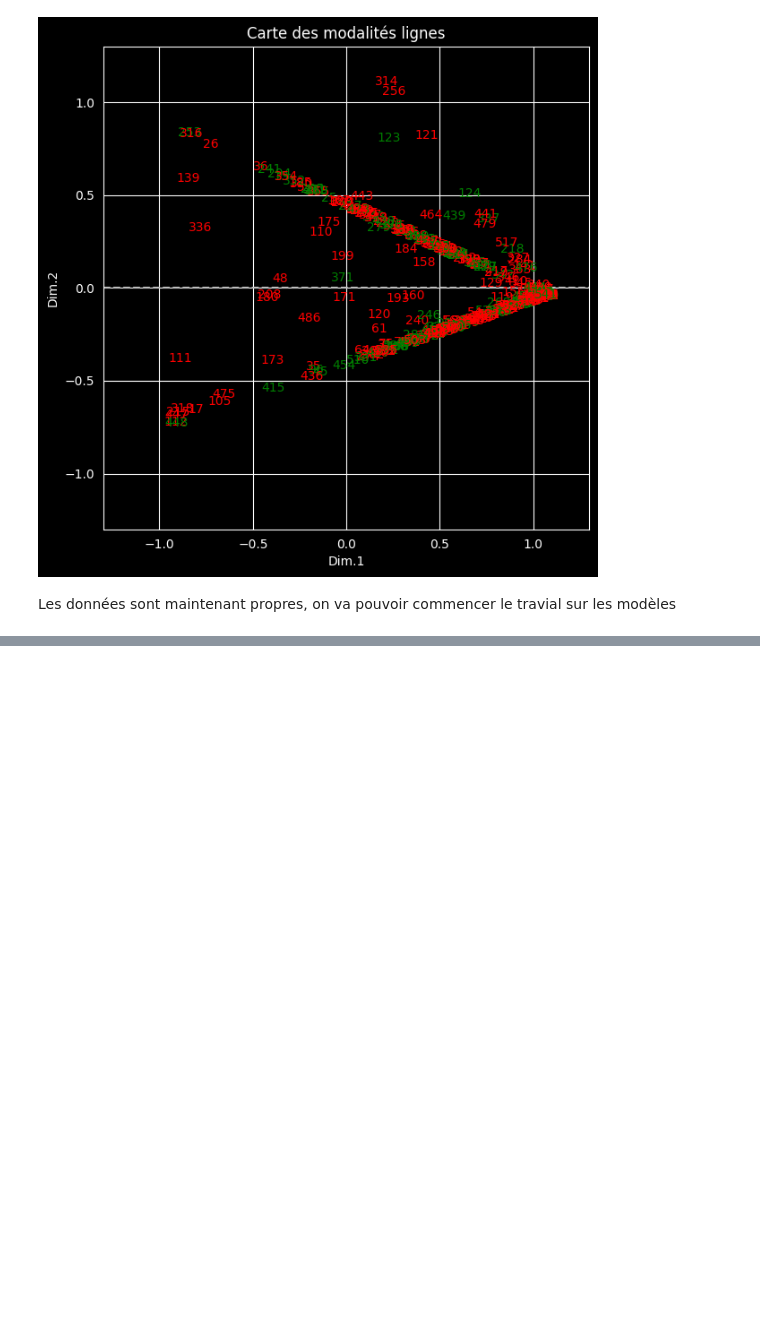
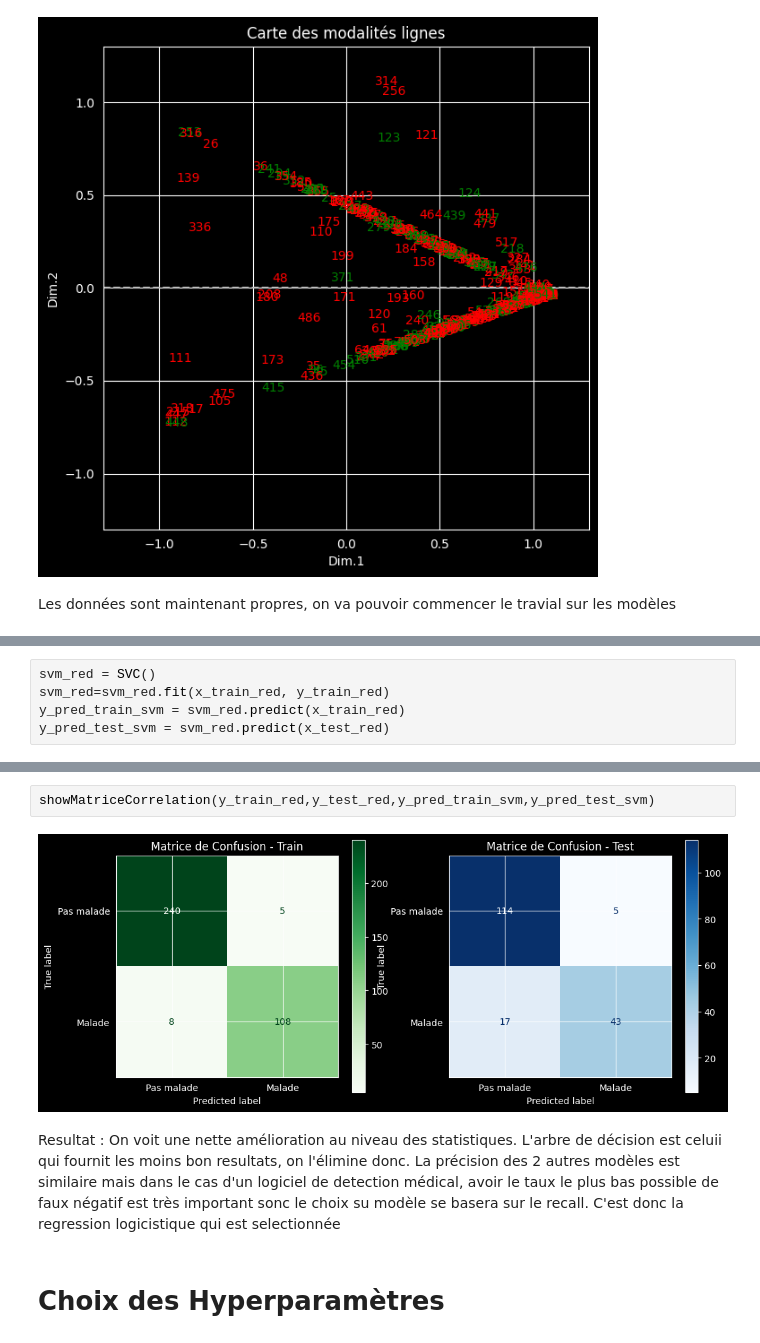
Before and after one commit to segolenegroelly/MachineLearningPCOS, a Jupyter notebook: MachineLearningPCOS.ipynb, the cells around one changed output, grey strips where cells are left out. Drawn from its saved outputs; the diff is of its cells as text; blank space fills up the shorter version.

```diff
--- a/MachineLearningPCOS.ipynb
+++ b/MachineLearningPCOS.ipynb
@@ -470,0 +568,5 @@ Text(0.5, 1.0, 'Matrice de Confusion - Test')
+# %%
+svm_red = SVC()
+svm_red=svm_red.fit(x_train_red, y_train_red)
+y_pred_train_svm = svm_red.predict(x_train_red)
+y_pred_test_svm = svm_red.predict(x_test_red)
@@ -470,0 +581,9 @@ Text(0.5, 1.0, 'Matrice de Confusion - Test')
+# %%
+showMatriceCorrelation(y_train_red,y_test_red,y_pred_train_svm,y_pred_test_svm)
+# %% [output]
+[figure, added]
+# %% [markdown]
+Resultat : On voit une nette amélioration au niveau des statistiques. L'arbre de décision est celuii qui fournit les moins bon resultats, on l'élimine donc.
+La précision des 2 autres modèles est similaire mais dans le cas d'un logiciel de detection médical, avoir le taux le plus bas possible de faux négatif est très important sonc le choix su modèle se basera sur le recall. C'est donc la regression logicistique qui est selectionnée
+# %% [markdown]
+# Choix des Hyperparamètres
```
Also changed, not shown: parts of 39 cells of this notebook.
